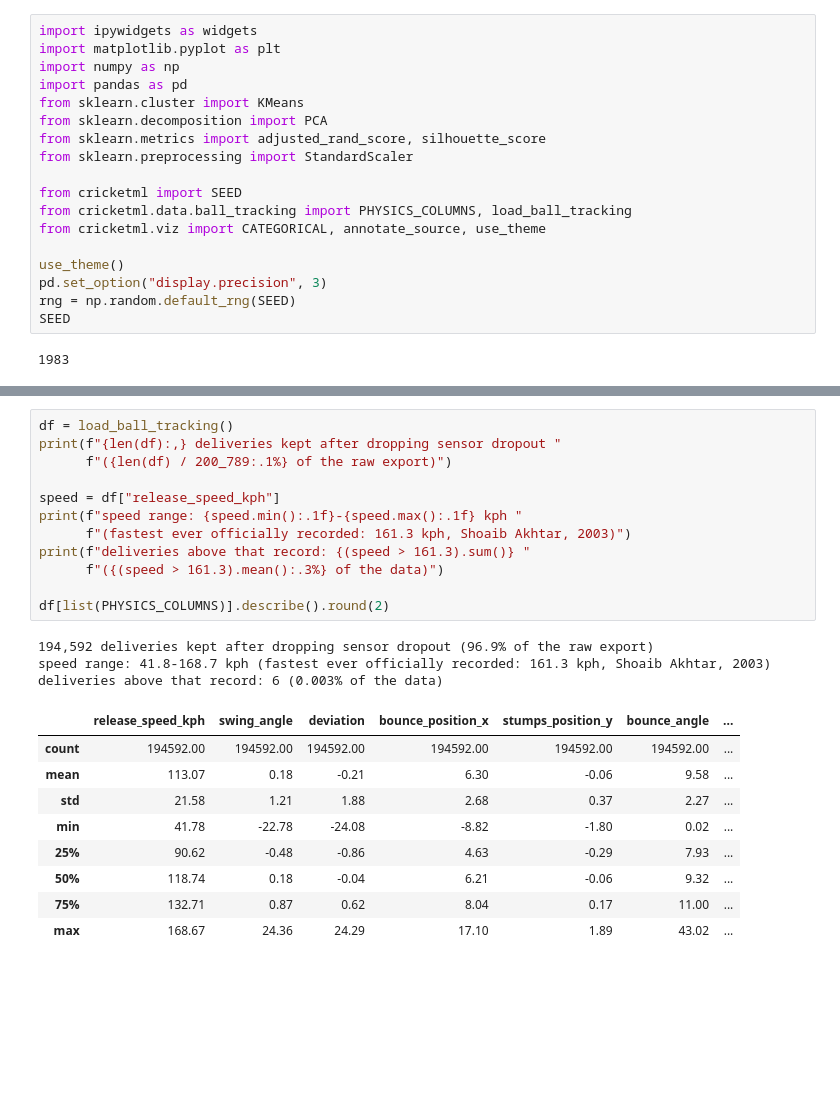
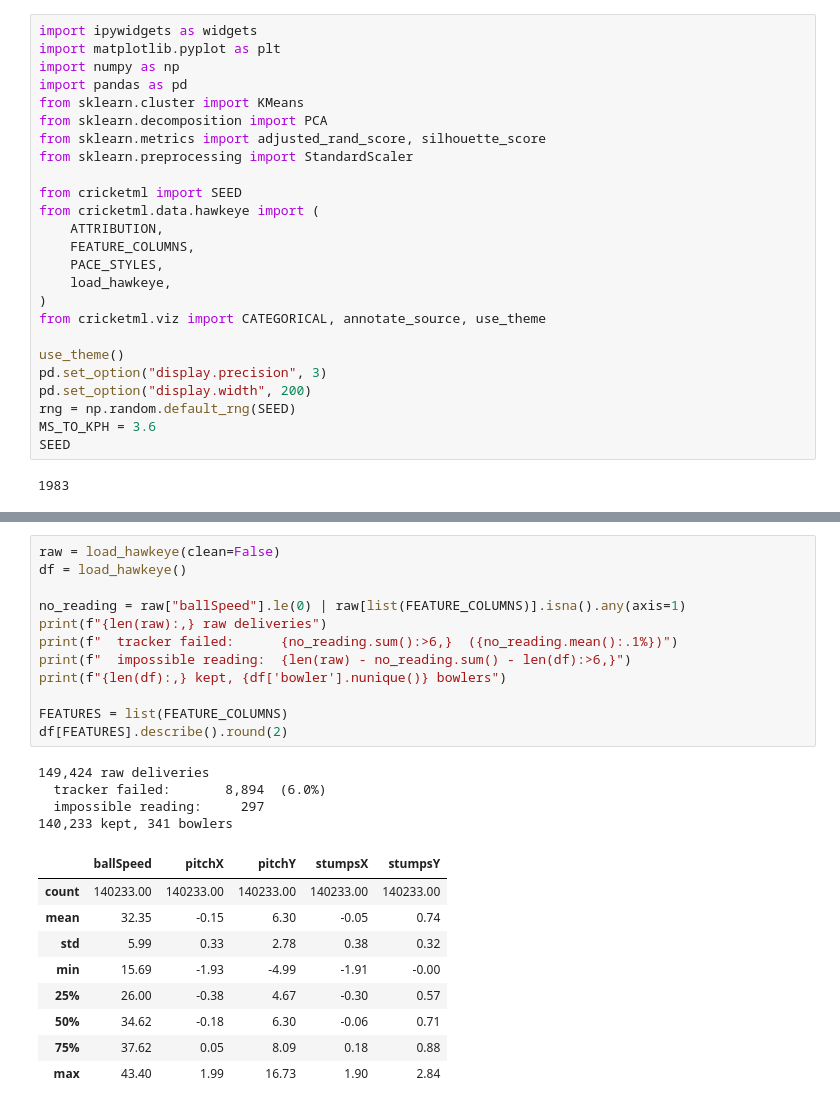
Before and after one commit to kishan19/ds-with-cricket-basic-ML, a Jupyter notebook: lessons/01-kmeans-clustering/lesson.ipynb, the cells around one changed output, grey strips where cells are left out. Saved outputs shown, nothing was run; the diff lists cells and outputs as text; blank space fills up the shorter version.

```diff
--- a/lessons/01-kmeans-clustering/lesson.ipynb
+++ b/lessons/01-kmeans-clustering/lesson.ipynb
@@ -24,12 +26,19 @@ from sklearn.metrics import adjusted_rand_score, silhouette_score
 from sklearn.preprocessing import StandardScaler
 
 from cricketml import SEED
-from cricketml.data.ball_tracking import PHYSICS_COLUMNS, load_ball_tracking
+from cricketml.data.hawkeye import (
+    ATTRIBUTION,
+    FEATURE_COLUMNS,
+    PACE_STYLES,
+    load_hawkeye,
+)
 from cricketml.viz import CATEGORICAL, annotate_source, use_theme
 
 use_theme()
 pd.set_option("display.precision", 3)
+pd.set_option("display.width", 200)
 rng = np.random.default_rng(SEED)
+MS_TO_KPH = 3.6
 SEED
 # %% [output]
 1983
@@ -63,28 +80,29 @@ with the same columns slots in without touching this notebook.
 # %%
-df = load_ball_tracking()
-print(f"{len(df):,} deliveries kept after dropping sensor dropout "
-      f"({len(df) / 200_789:.1%} of the raw export)")
+raw = load_hawkeye(clean=False)
+df = load_hawkeye()
 
-speed = df["release_speed_kph"]
-print(f"speed range: {speed.min():.1f}-{speed.max():.1f} kph "
-      f"(fastest ever officially recorded: 161.3 kph, Shoaib Akhtar, 2003)")
-print(f"deliveries above that record: {(speed > 161.3).sum()} "
-      f"({(speed > 161.3).mean():.3%} of the data)")
+no_reading = raw["ballSpeed"].le(0) | raw[list(FEATURE_COLUMNS)].isna().any(axis=1)
+print(f"{len(raw):,} raw deliveries")
+print(f"  tracker failed:      {no_reading.sum():>6,}  ({no_reading.mean():.1%})")
+print(f"  impossible reading:  {len(raw) - no_reading.sum() - len(df):>6,}")
+print(f"{len(df):,} kept, {df['bowler'].nunique()} bowlers")
 
-df[list(PHYSICS_COLUMNS)].describe().round(2)
+FEATURES = list(FEATURE_COLUMNS)
+df[FEATURES].describe().round(2)
 # %% [output]
-194,592 deliveries kept after dropping sensor dropout (96.9% of the raw export)
-speed range: 41.8-168.7 kph (fastest ever officially recorded: 161.3 kph, Shoaib Akhtar, 2003)
-deliveries above that record: 6 (0.003% of the data)
+149,424 raw deliveries
+  tracker failed:       8,894  (6.0%)
+  impossible reading:     297
+140,233 kept, 341 bowlers
-|  | release_speed_kph | swing_angle | deviation | bounce_position_x | stumps_position_y | bounce_angle | ... |
-| count | 194592.00 | 194592.00 | 194592.00 | 194592.00 | 194592.00 | 194592.00 | ... |
-| mean | 113.07 | 0.18 | -0.21 | 6.30 | -0.06 | 9.58 | ... |
-| std | 21.58 | 1.21 | 1.88 | 2.68 | 0.37 | 2.27 | ... |
-| min | 41.78 | -22.78 | -24.08 | -8.82 | -1.80 | 0.02 | ... |
-| 25% | 90.62 | -0.48 | -0.86 | 4.63 | -0.29 | 7.93 | ... |
-| 50% | 118.74 | 0.18 | -0.04 | 6.21 | -0.06 | 9.32 | ... |
-| 75% | 132.71 | 0.87 | 0.62 | 8.04 | 0.17 | 11.00 | ... |
-| max | 168.67 | 24.36 | 24.29 | 17.10 | 1.89 | 43.02 | ... |
+|  | ballSpeed | pitchX | pitchY | stumpsX | stumpsY |
+| count | 140233.00 | 140233.00 | 140233.00 | 140233.00 | 140233.00 |
+| mean | 32.35 | -0.15 | 6.30 | -0.05 | 0.74 |
+| std | 5.99 | 0.33 | 2.78 | 0.38 | 0.32 |
+| min | 15.69 | -1.93 | -4.99 | -1.91 | -0.00 |
+| 25% | 26.00 | -0.38 | 4.67 | -0.30 | 0.57 |
+| 50% | 34.62 | -0.18 | 6.30 | -0.06 | 0.71 |
+| 75% | 37.62 | 0.05 | 8.09 | 0.18 | 0.88 |
+| max | 43.40 | 1.99 | 16.73 | 1.90 | 2.84 |
 # %% [markdown]
 ## 3. The naive answer
 
```
Also changed, not shown: parts of 36 cells of this notebook, 9 other files.
